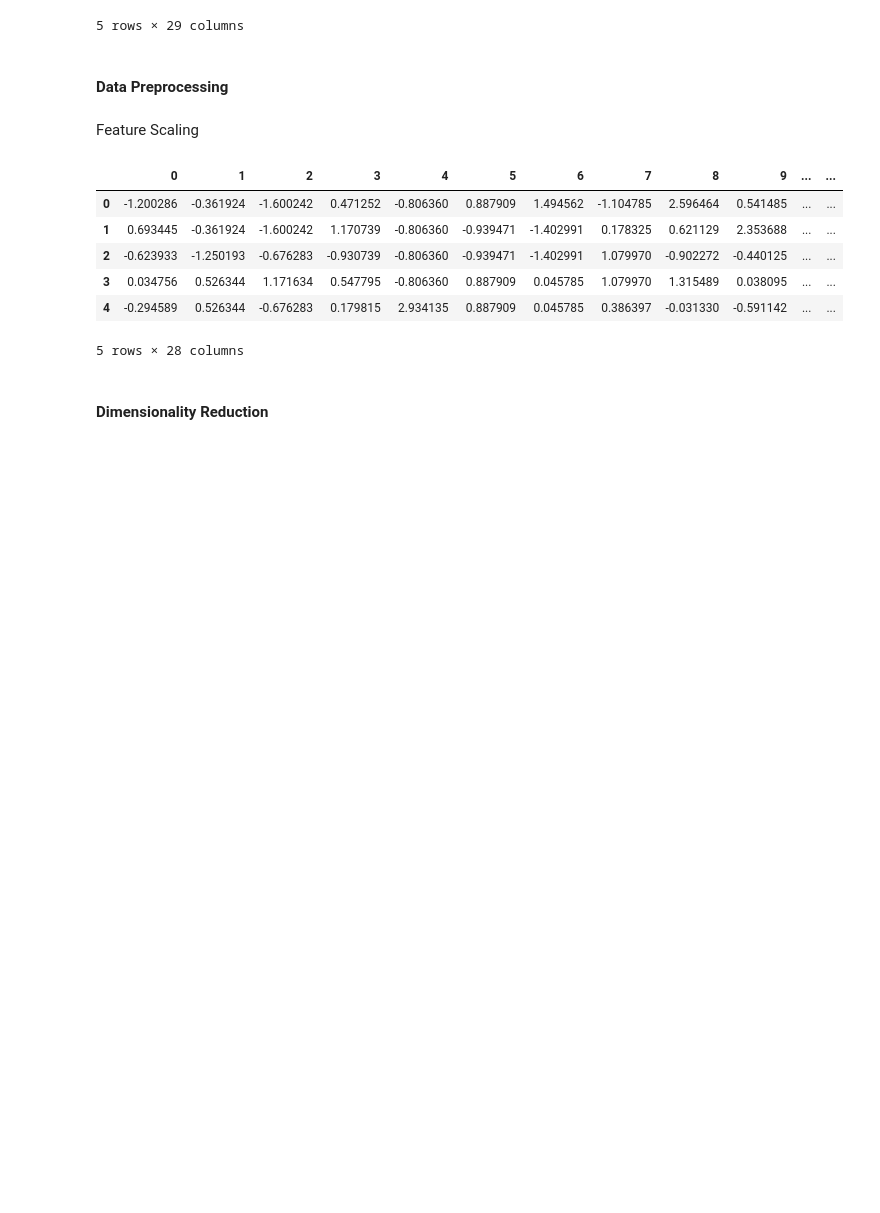
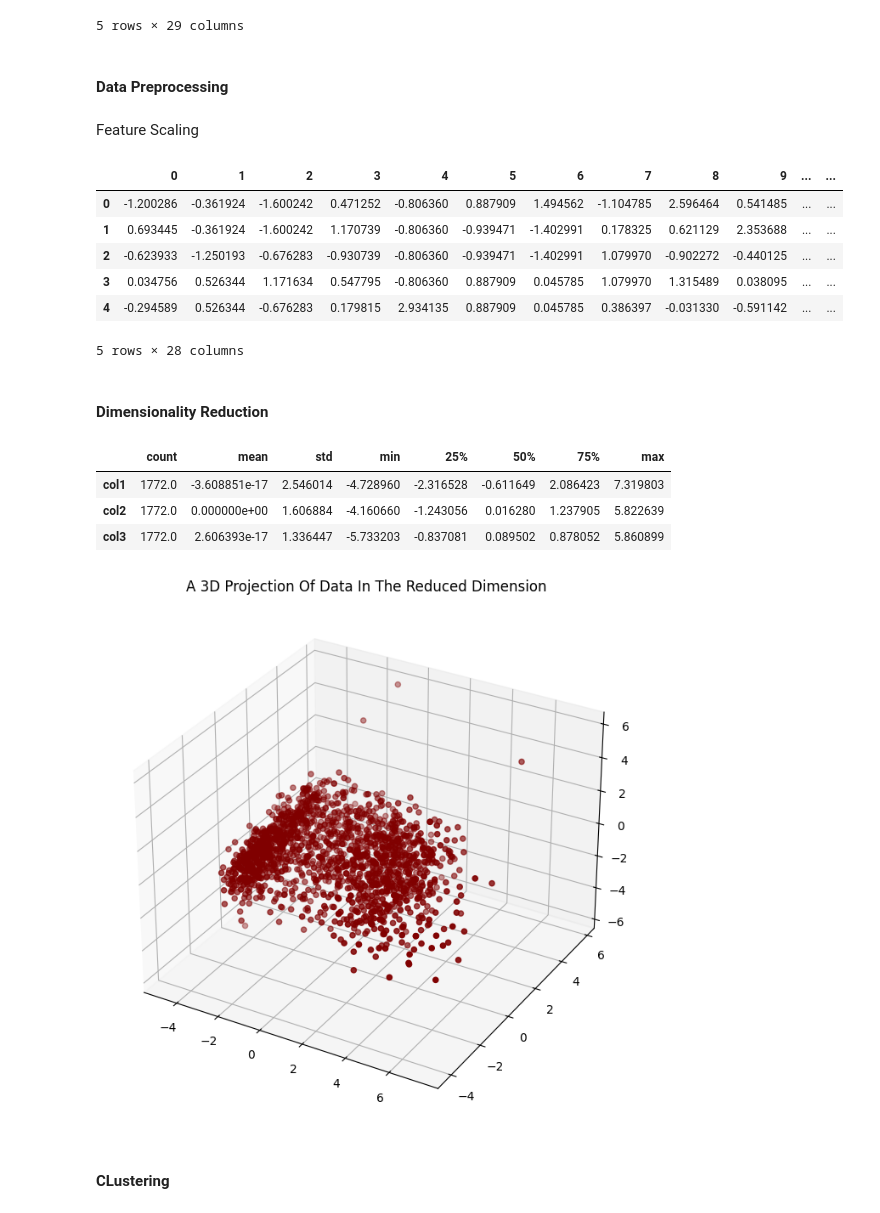
Before and after one commit to Prithvi2310/Customer-Segmentation, a Jupyter notebook: ipynb files/feature-engineering.ipynb, the cells around one changed output. Cells and saved outputs as stored; diff of their text form; code cells hidden in the pictures; blank space fills up the shorter version.

Commit message:
Dimensionality reduction completed and plotted the principal components

```diff
--- a/ipynb files/feature-engineering.ipynb
+++ b/ipynb files/feature-engineering.ipynb
@@ -88,3 +90,29 @@ pd.DataFrame(X_train).head()
 5 rows × 28 columns
 # %% [markdown]
 #### Dimensionality Reduction
+# %%
+#Initiating PCA to reduce dimentions aka features to 3
+pca = PCA(n_components=3)
+pca.fit(X_train)
+PCA_ds = pd.DataFrame(pca.transform(X_train), columns=(["col1","col2", "col3"]))
+PCA_ds.describe().T
+# %% [output]
+|  | count | mean | std | min | 25% | 50% | 75% | max |
+| col1 | 1772.0 | -3.608851e-17 | 2.546014 | -4.728960 | -2.316528 | -0.611649 | 2.086423 | 7.319803 |
+| col2 | 1772.0 | 0.000000e+00 | 1.606884 | -4.160660 | -1.243056 | 0.016280 | 1.237905 | 5.822639 |
+| col3 | 1772.0 | 2.606393e-17 | 1.336447 | -5.733203 | -0.837081 | 0.089502 | 0.878052 | 5.860899 |
+# %%
+#A 3D Projection Of Data In The Reduced Dimension
+x =PCA_ds["col1"]
+y =PCA_ds["col2"]
+z =PCA_ds["col3"]
+#To plot
+fig = plt.figure(figsize=(10,8))
+ax = fig.add_subplot(111, projection="3d")
+ax.scatter(x,y,z, c="maroon", marker="o" )
+ax.set_title("A 3D Projection Of Data In The Reduced Dimension")
+plt.show()
+# %% [output]
+[figure, added]
+# %% [markdown]
+#### CLustering
```
Also changed, not shown: parts of 1 cell of this notebook.
